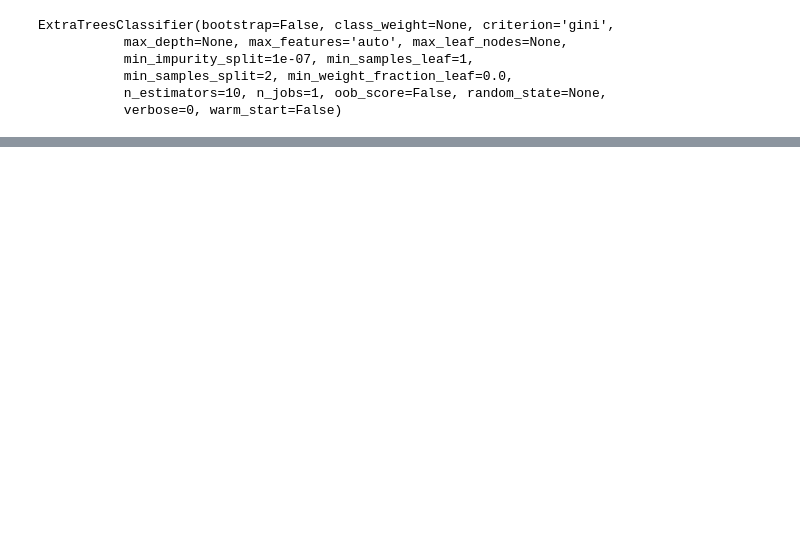
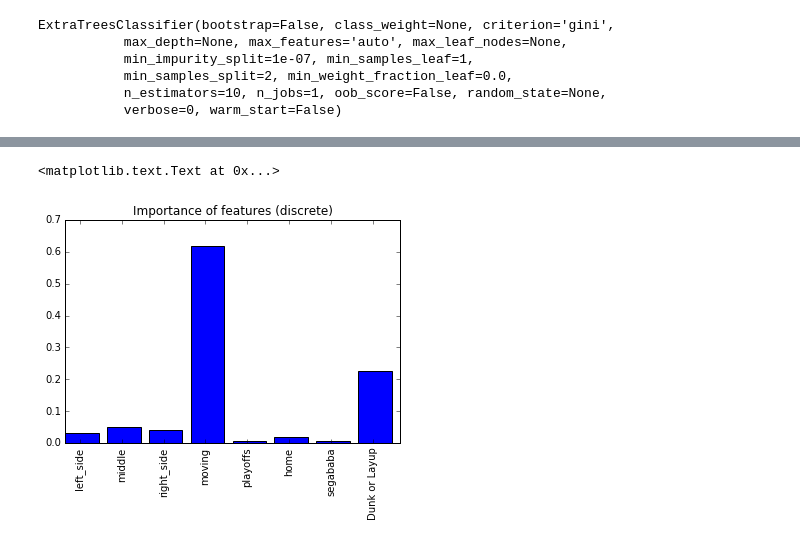
Before and after one commit to allenwang28/EE361M_Project, a Jupyter notebook: snippets/Pre Processing.ipynb, the cells around one changed output, grey strips where cells are left out. Saved outputs shown, nothing was run; the diff lists cells and outputs as text; code cells hidden in the pictures; blank space fills up the shorter version.

```diff
--- a/snippets/Pre Processing.ipynb
+++ b/snippets/Pre Processing.ipynb
@@ -235,0 +320,15 @@ Ranking the importances:
+# %%
+import matplotlib.pyplot as plt
+% matplotlib inline
+ind = np.arange(len(clf_discrete.feature_importances_))
+width = 0.35 # Width of bars
+
+fig, ax = plt.subplots()
+
+ax.bar(ind, clf_discrete.feature_importances_, color="blue")
+ax.set_xticks(ind + width)
+ax.set_xticklabels((X_discrete.columns.values), rotation='vertical')
+ax.set_title('Importance of features (discrete)')
+# %% [output]
+<matplotlib.text.Text at 0x...>
+[figure, added]
```
Also changed, not shown: parts of 20 cells of this notebook, 5 other files.
